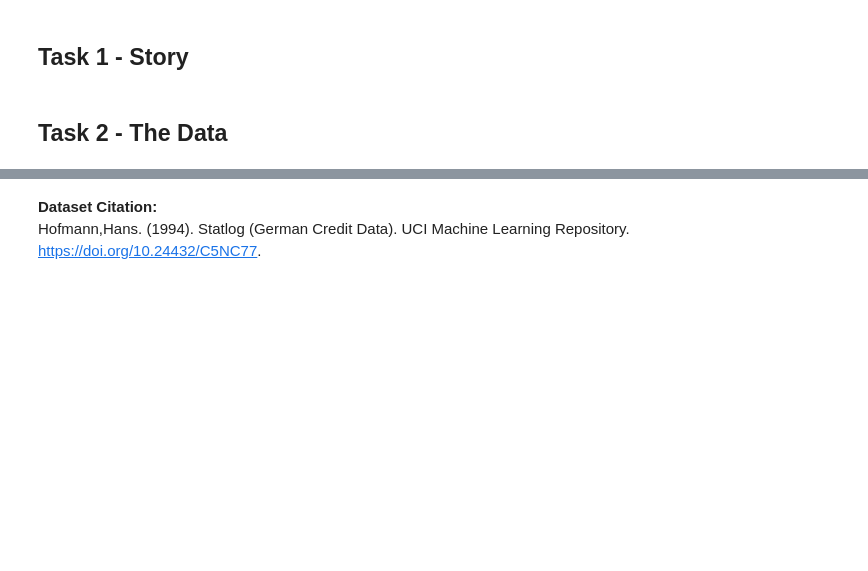
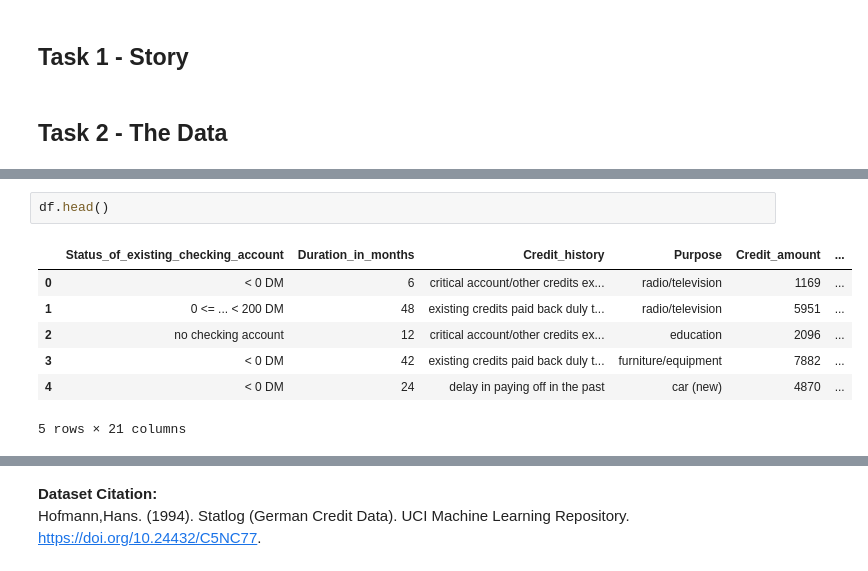
Before and after one commit to GittiGitus/Deep_Learning, a Jupyter notebook: experiments.ipynb, the cells around one changed output, grey strips where cells are left out. Saved outputs shown, nothing was run; the diff lists cells and outputs as text; blank space fills up the shorter version.

```diff
--- a/experiments.ipynb
+++ b/experiments.ipynb
@@ -24,0 +124,10 @@ y = statlog_german_credit_data.data.targets
+# %%
+df.head()
+# %% [output]
+|  | Status_of_existing_checking_account | Duration_in_months | Credit_history | Purpose | Credit_amount | ... |
+| 0 | < 0 DM | 6 | critical account/other credits ex... | radio/television | 1169 | ... |
+| 1 | 0 <= ... < 200 DM | 48 | existing credits paid back duly t... | radio/television | 5951 | ... |
+| 2 | no checking account | 12 | critical account/other credits ex... | education | 2096 | ... |
+| 3 | < 0 DM | 42 | existing credits paid back duly t... | furniture/equipment | 7882 | ... |
+| 4 | < 0 DM | 24 | delay in paying off in the past | car (new) | 4870 | ... |
+5 rows × 21 columns
```
Also changed, not shown: parts of 11 cells of this notebook.
